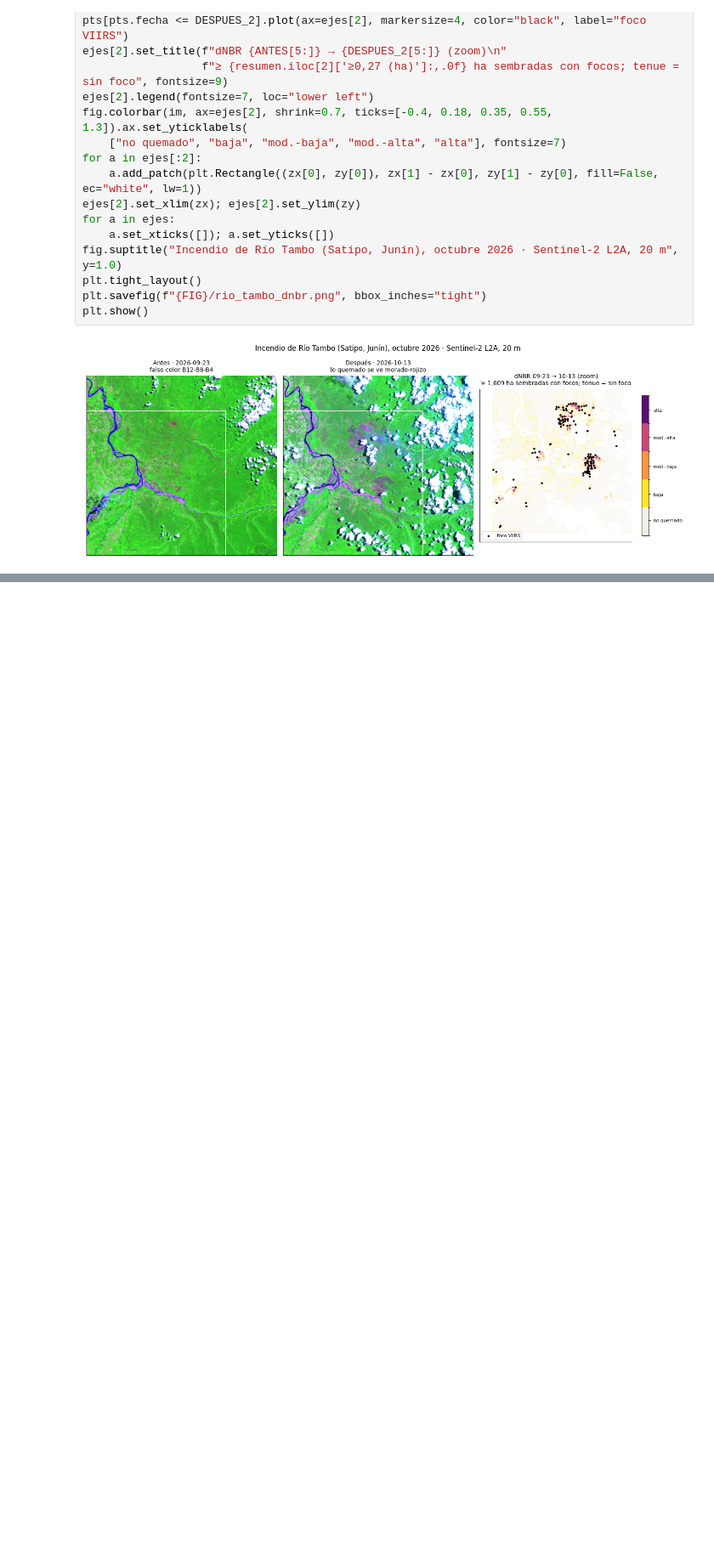
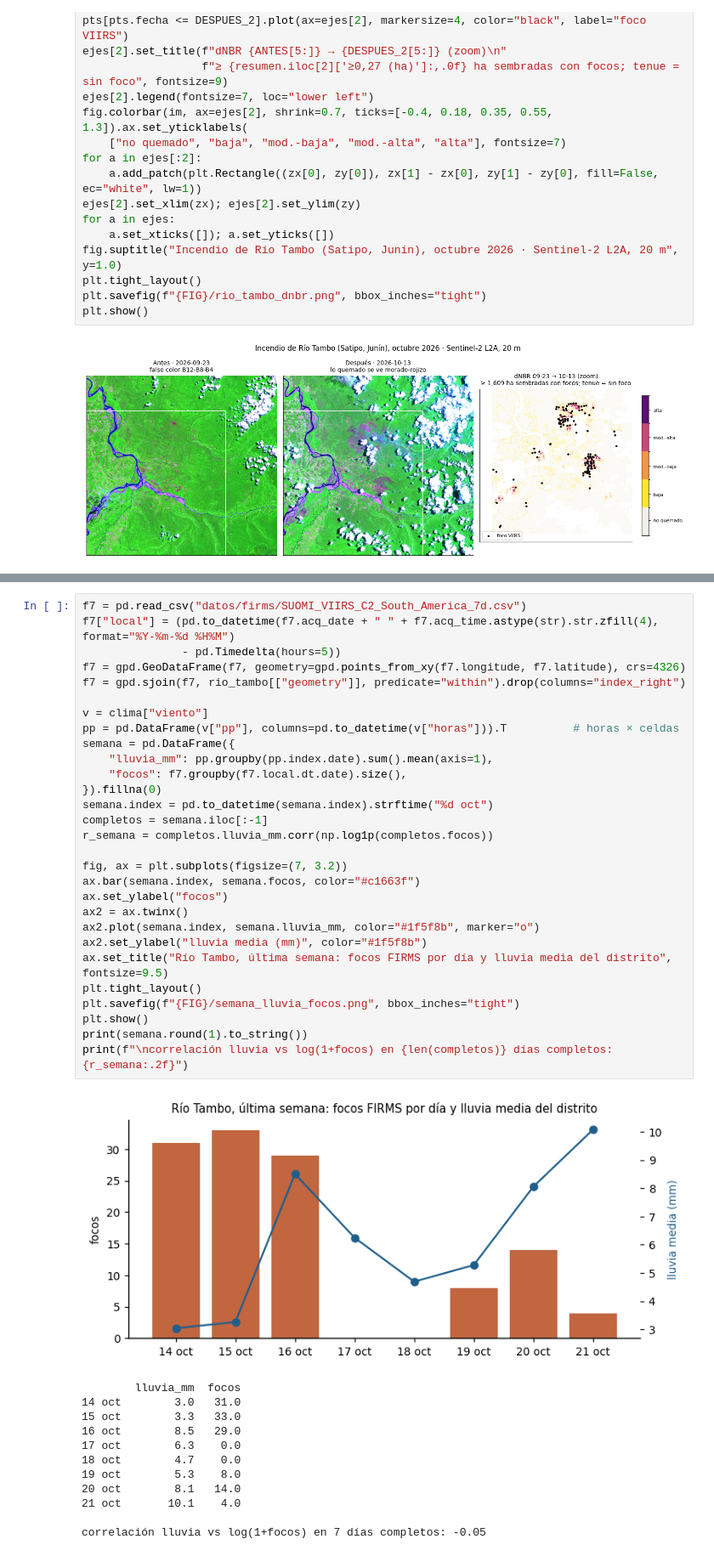
Before and after one commit to haradaoyakawahideki/Python, a Jupyter notebook: Ejercicio/incendios_2026.ipynb, the cells around one changed output, grey strips where cells are left out. Shown at 85% size. Saved outputs shown, nothing was run; the diff lists cells and outputs as text; blank space fills up the shorter version.

```diff
--- a/Ejercicio/incendios_2026.ipynb
+++ b/Ejercicio/incendios_2026.ipynb
@@ -447,0 +514,42 @@ plt.show()
+# %%
+f7 = pd.read_csv("datos/firms/SUOMI_VIIRS_C2_South_America_7d.csv")
+f7["local"] = (pd.to_datetime(f7.acq_date + " " + f7.acq_time.astype(str).str.zfill(4), format="%Y-%m-%d %H%M")
+               - pd.Timedelta(hours=5))
+f7 = gpd.GeoDataFrame(f7, geometry=gpd.points_from_xy(f7.longitude, f7.latitude), crs=4326)
+f7 = gpd.sjoin(f7, rio_tambo[["geometry"]], predicate="within").drop(columns="index_right")
+
+v = clima["viento"]
+pp = pd.DataFrame(v["pp"], columns=pd.to_datetime(v["horas"])).T          # horas × celdas
+semana = pd.DataFrame({
+    "lluvia_mm": pp.groupby(pp.index.date).sum().mean(axis=1),
+    "focos": f7.groupby(f7.local.dt.date).size(),
+}).fillna(0)
+semana.index = pd.to_datetime(semana.index).strftime("%d oct")
+completos = semana.iloc[:-1]
+r_semana = completos.lluvia_mm.corr(np.log1p(completos.focos))
+
+fig, ax = plt.subplots(figsize=(7, 3.2))
+ax.bar(semana.index, semana.focos, color="#c1663f")
+ax.set_ylabel("focos")
+ax2 = ax.twinx()
+ax2.plot(semana.index, semana.lluvia_mm, color="#1f5f8b", marker="o")
+ax2.set_ylabel("lluvia media (mm)", color="#1f5f8b")
+ax.set_title("Río Tambo, última semana: focos FIRMS por día y lluvia media del distrito", fontsize=9.5)
+plt.tight_layout()
+plt.savefig(f"{FIG}/semana_lluvia_focos.png", bbox_inches="tight")
+plt.show()
+print(semana.round(1).to_string())
+print(f"\ncorrelación lluvia vs log(1+focos) en {len(completos)} días completos: {r_semana:.2f}")
+# %% [output]
+[figure, added]
+        lluvia_mm  focos
+14 oct        3.0   31.0
+15 oct        3.3   33.0
+16 oct        8.5   29.0
+17 oct        6.3    0.0
+18 oct        4.7    0.0
+19 oct        5.3    8.0
+20 oct        8.1   14.0
+21 oct       10.1    4.0
+
+correlación lluvia vs log(1+focos) en 7 días completos: -0.05
```
Also changed, not shown: parts of 9 cells of this notebook, 10 other files.
